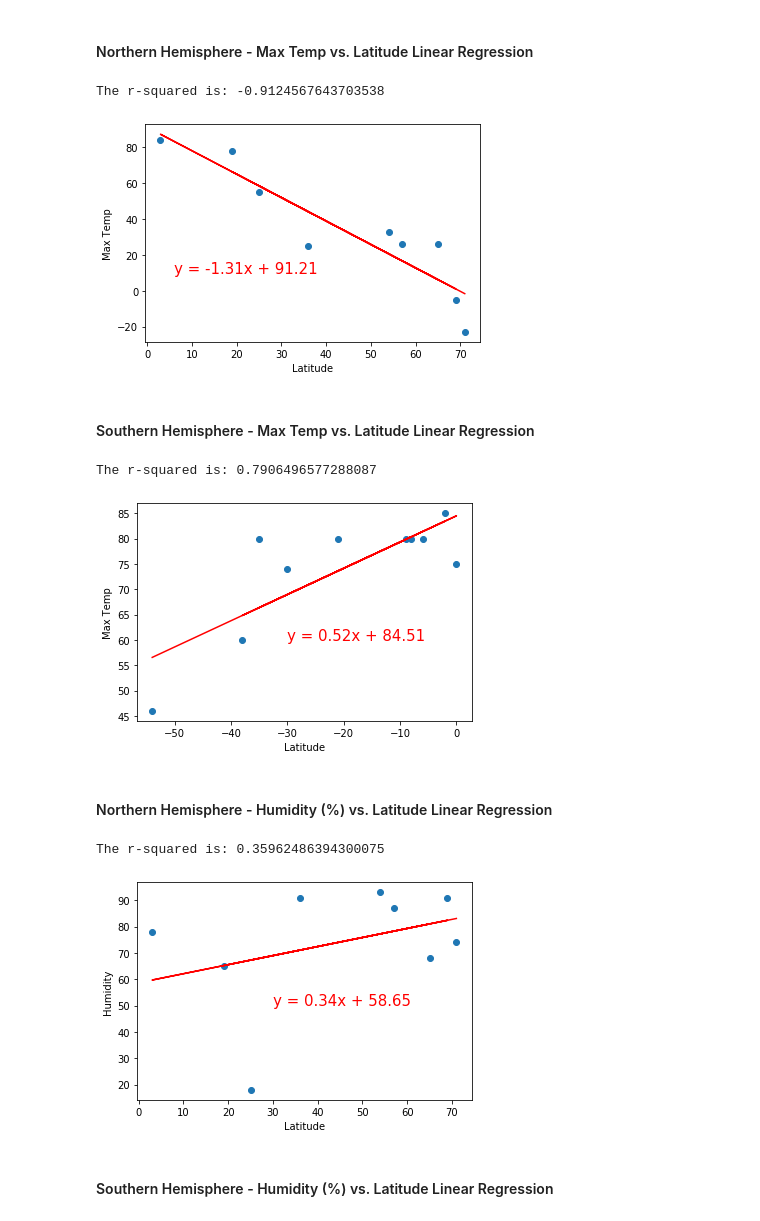
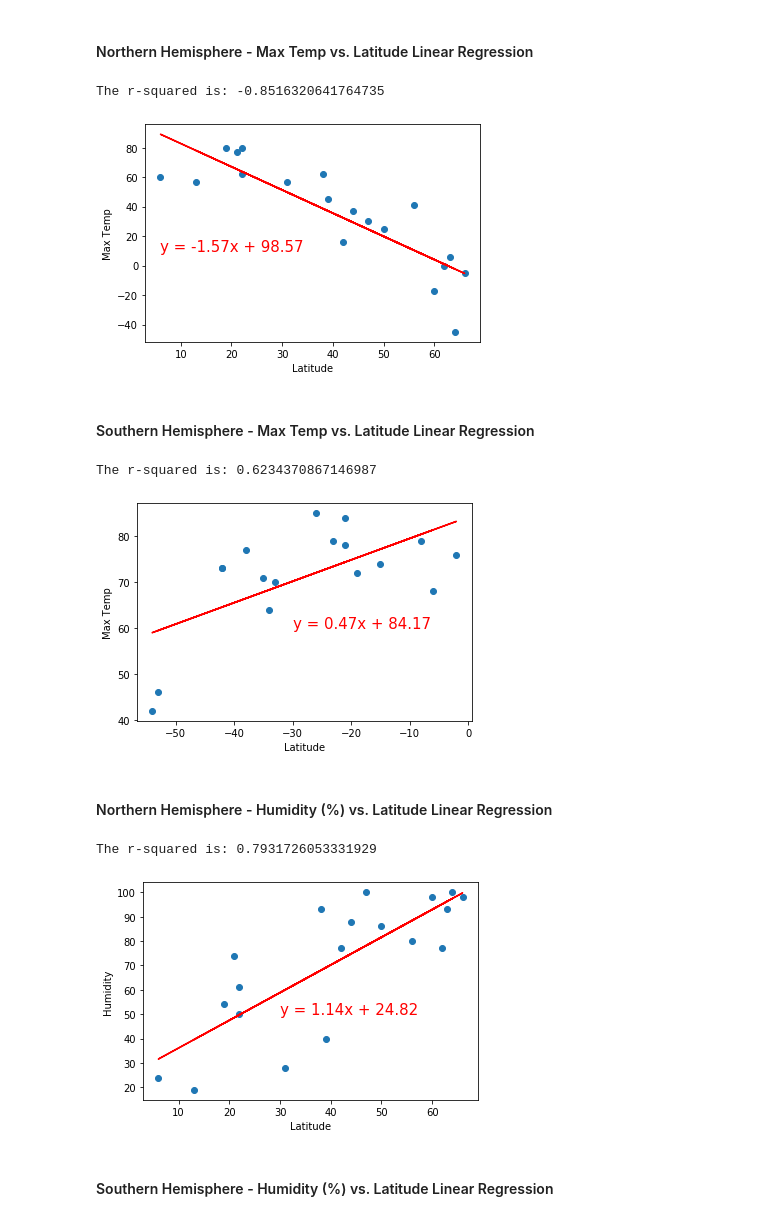
Before and after one commit to alvinochieng/python-api-challenge, a Jupyter notebook: WeatherPy/WeatherPy.ipynb, the cells around one changed output. Cells and saved outputs as stored; diff of their text form; code cells hidden in the pictures.

```diff
--- a/WeatherPy/WeatherPy.ipynb
+++ b/WeatherPy/WeatherPy.ipynb
@@ -40,8 +40,8 @@ cities = []
 countries = []
 
 # Create a set of random lat and lng combinations
-lats = np.random.uniform(low=-90.000, high=90.000, size=20)
-lngs = np.random.uniform(low=-180.000, high=180.000, size=20)
+lats = np.random.uniform(low=-90.000, high=90.000, size=50)
+lngs = np.random.uniform(low=-180.000, high=180.000, size=50)
 lat_lngs = zip(lats, lngs)
 
 # Identify nearest city for each lat, lng combination
@@ -130,6 +127,11 @@ for index, row in weather_df.iterrows():
     except (KeyError,):
           print("City not found. Skipping....")
 
+    if count == 20:
+        count_set = 1
+        count += 1
+        time.sleep(60)
+
 print("------------------------\n Data Retrieval Complete \n--------------------------")
 # %% [output]
 Begining Data Retrieval
@@ -306,11 +288,8 @@ southern_df
 # %% [markdown]
 ####  Northern Hemisphere - Max Temp vs. Latitude Linear Regression
 # %%
-nothern_df['Lat'].astype(int)
-nothern_df['Max Temp'].astype(int)
-
-x_values = nothern_df['Lat']
-y_values = nothern_df['Max Temp']
+x_values = nothern_df['Lat'].astype(int)
+y_values = nothern_df['Max Temp'].astype(int)
 (slope, intercept, rvalue, pvalue, stderr) = linregress(x_values, y_values)
 regress_values = x_values * slope + intercept
 line_eq = "y = " + str(round(slope,2)) + "x + " + str(round(intercept,2))
@@ -323,16 +302,13 @@ print(f"The r-squared is: {rvalue}")
 plt.savefig('output_data/Linear Regression/Nothern Hem_Max Temp vs Lat.png')
 plt.show()
 # %% [output]
-The r-squared is: -0.9124567643703538
+The r-squared is: -0.8516320641764735
-[figure, old version]
+[figure, new version]
 # %% [markdown]
 ####  Southern Hemisphere - Max Temp vs. Latitude Linear Regression
 # %%
-southern_df['Lat'].astype(int)
-southern_df['Max Temp'].astype(int)
-
-x_values = southern_df['Lat']
-y_values = southern_df['Max Temp']
+x_values = southern_df['Lat'].astype(int)
+y_values = southern_df['Max Temp'].astype(int)
 (slope, intercept, rvalue, pvalue, stderr) = linregress(x_values, y_values)
 regress_values = x_values * slope + intercept
 line_eq = "y = " + str(round(slope,2)) + "x + " + str(round(intercept,2))
@@ -345,30 +321,27 @@ print(f"The r-squared is: {rvalue}")
 plt.savefig('output_data/Linear Regression/Southern Hem_Max Temp vs Lat.png')
 plt.show()
 # %% [output]
-The r-squared is: 0.7906496577288087
+The r-squared is: 0.6234370867146987
-[figure, old version]
+[figure, new version]
 # %% [markdown]
 ####  Northern Hemisphere - Humidity (%) vs. Latitude Linear Regression
 # %%
-nothern_df['Lat'].astype(int)
-nothern_df['Humidity'].astype(int)
-
-x_values = nothern_df['Lat']
-y_values = nothern_df['Humidity']
+x_values = nothern_df['Lat'].astype(int)
+y_values = nothern_df['Humidity'].astype(int)
 (slope, intercept, rvalue, pvalue, stderr) = linregress(x_values, y_values)
 regress_values = x_values * slope + intercept
 line_eq = "y = " + str(round(slope,2)) + "x + " + str(round(intercept,2))
 plt.scatter(x_values,y_values)
 plt.plot(x_values,regress_values,"r-")
 plt.annotate(line_eq,(30,50),fontsize=15,color="red")
 plt.xlabel('Latitude')
 plt.ylabel('Humidity')
 print(f"The r-squared is: {rvalue}")
 plt.savefig('output_data/Linear Regression/Nothern Hem_Humidity(%) vs Lat.png')
 plt.show()
 # %% [output]
-The r-squared is: 0.35962486394300075
+The r-squared is: 0.7931726053331929
-[figure, old version]
+[figure, new version]
 # %% [markdown]
 ####  Southern Hemisphere - Humidity (%) vs. Latitude Linear Regression
 # %%
```
Also changed, not shown: parts of 18 cells of this notebook, 16 other files.
